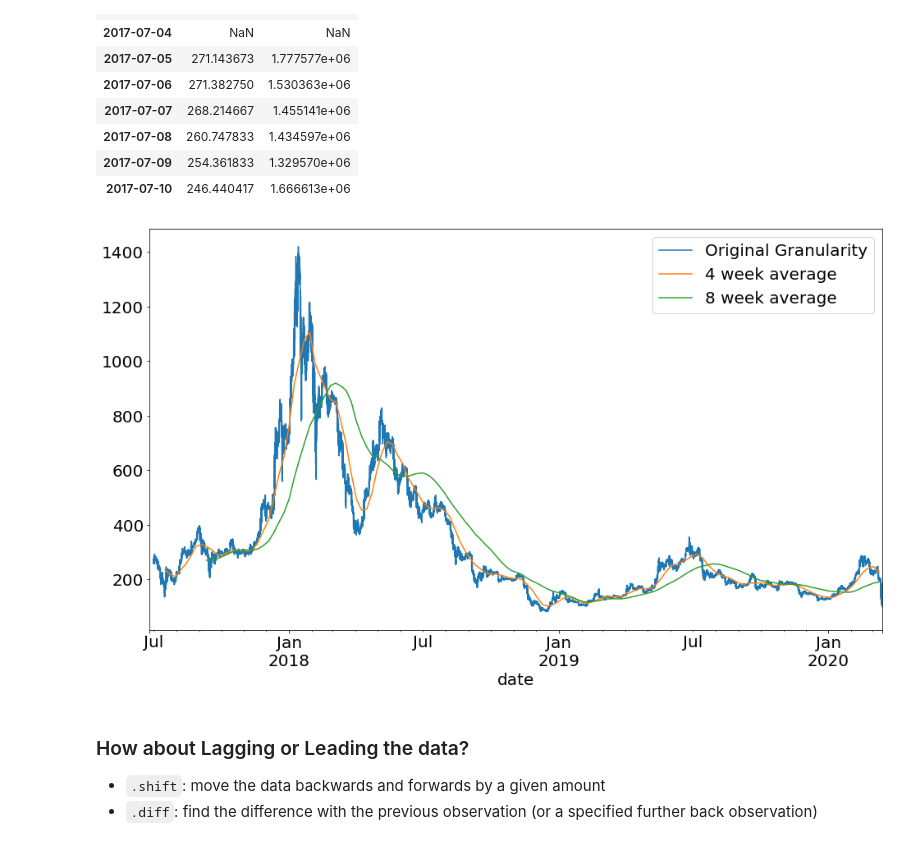
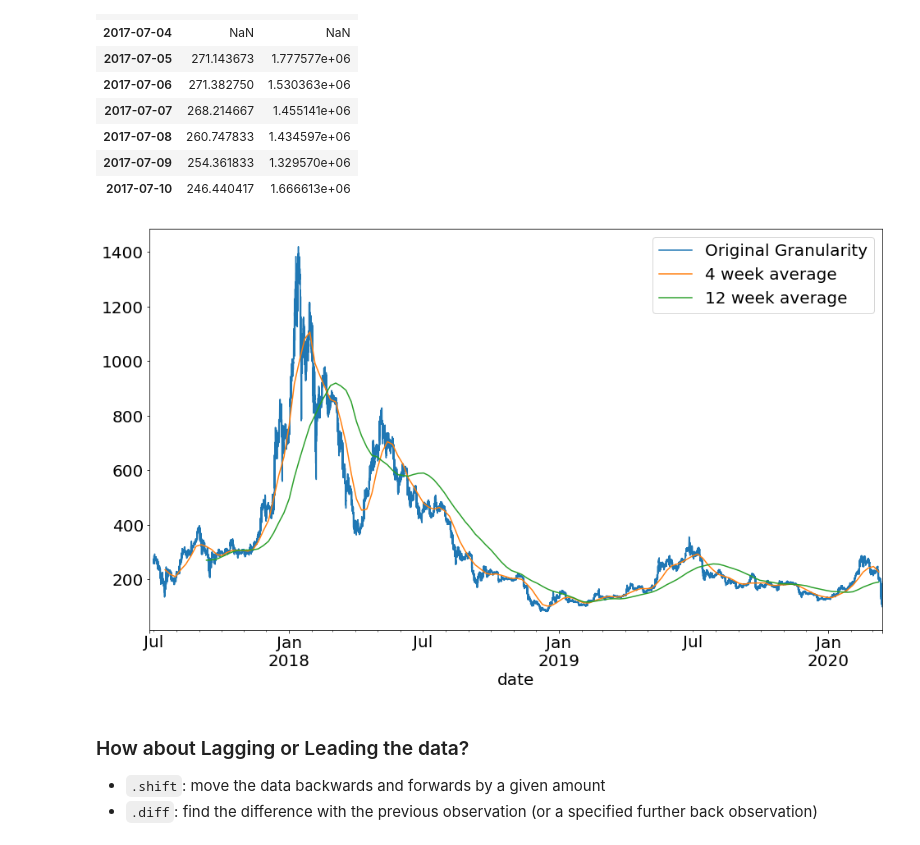
Before and after one commit to CodeupClassroom/jemison-time-series-exercises, a Jupyter notebook: working_with_time_series_in_pandas.ipynb, the cells around one changed output. Drawn from its saved outputs; the diff is of its cells as text; code cells hidden in the pictures.

```diff
--- a/working_with_time_series_in_pandas.ipynb
+++ b/working_with_time_series_in_pandas.ipynb
@@ -655,11 +682,11 @@ daily_df.rolling(5).mean().head(10)
 # %%
 df.close.plot(label='Original Granularity')
 df.resample('W').mean().close.rolling(4).mean().plot(label='4 week average')
-df.resample('W').mean().close.rolling(12).mean().plot(label='8 week average')
+df.resample('W').mean().close.rolling(12).mean().plot(label='12 week average')
 plt.legend()
 plt.show()
 # %% [output]
-[figure, old version]
+[figure, new version]
 # %% [markdown]
 ### How about Lagging or Leading the data?
 
```
Also changed, not shown: parts of 13 cells of this notebook.
